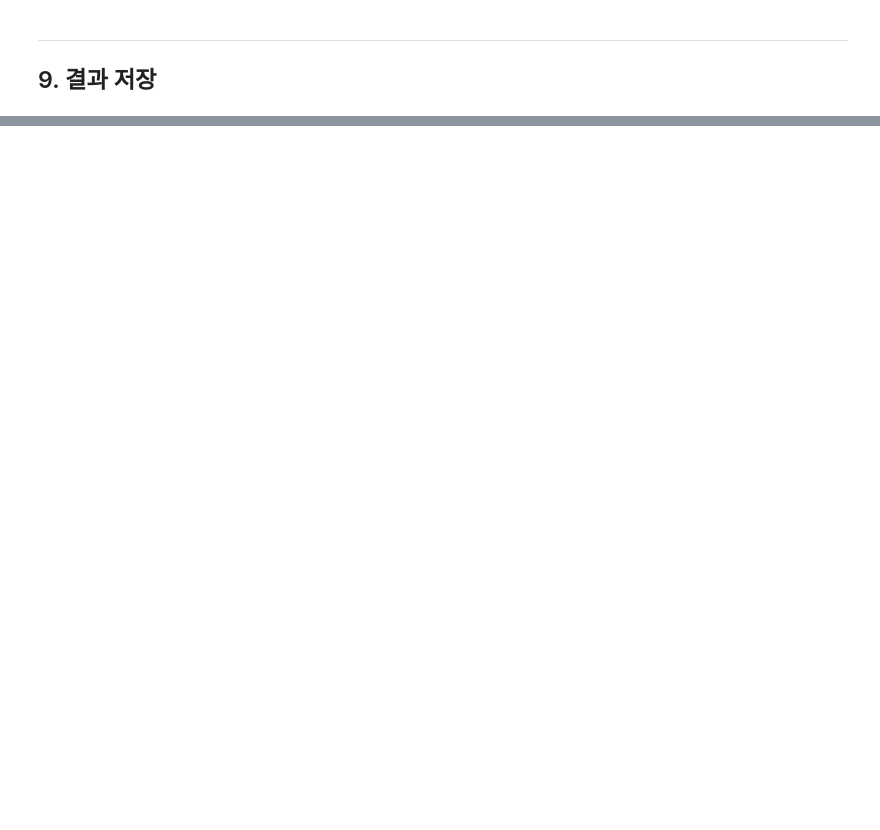
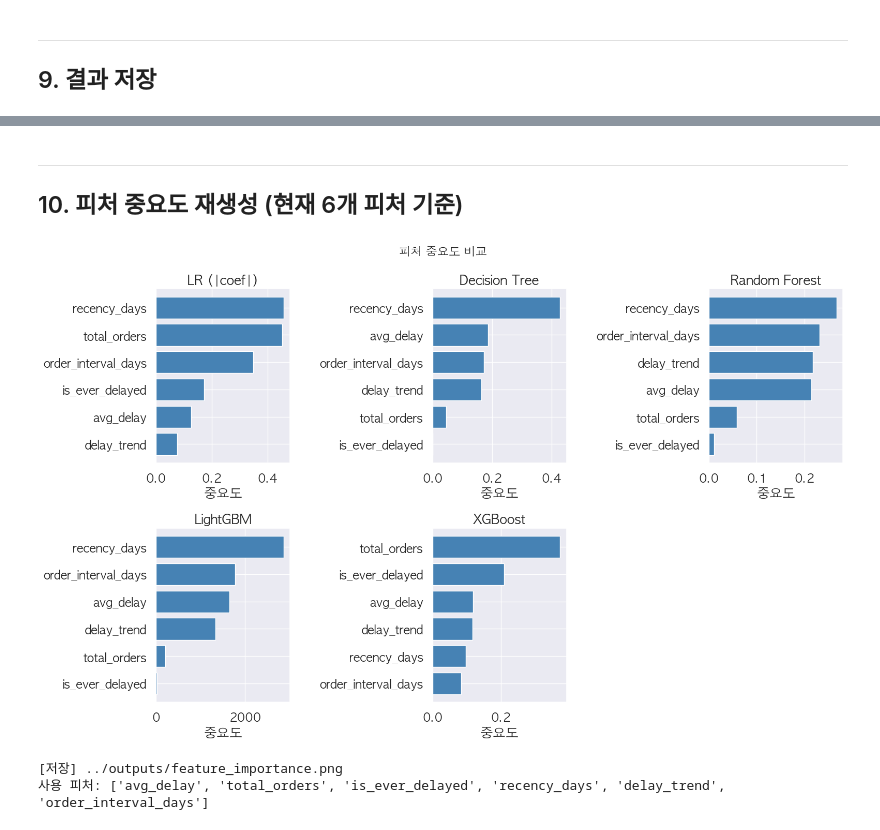
Before and after one commit to Jeongmxxjxx/olist-churn-project, a Jupyter notebook: notebooks/04_modeling.ipynb, the cells around one changed output, grey strips where cells are left out. Drawn from its saved outputs; the diff is of its cells as text; code cells hidden in the pictures; blank space fills up the shorter version.

```diff
--- a/notebooks/04_modeling.ipynb
+++ b/notebooks/04_modeling.ipynb
@@ -391,0 +421,32 @@ Soft Voting Ensemble        0.6268       0.0453   0.8283  0.9804         0.9691
+# %% [markdown]
+---
+## 10. 피처 중요도 재생성 (현재 6개 피처 기준)
+# %%
+importance_models = {
+    'LR (|coef|)'  : np.abs(lr_pipe.named_steps['lr'].coef_[0]),
+    'Decision Tree': dt_pipe.named_steps['dt'].feature_importances_,
+    'Random Forest': rf_pipe.named_steps['rf'].feature_importances_,
+    'LightGBM'     : lgb_pipe.named_steps['lgb'].feature_importances_,
+    'XGBoost'      : xgb_pipe.named_steps['xgb'].feature_importances_,
+}
+
+fig, axes = plt.subplots(2, 3, figsize=(16, 10))
+axes_flat = axes.flatten()
+
+for ax, (name, importances) in zip(axes_flat, importance_models.items()):
+    indices = np.argsort(importances)
+    ax.barh([feature_cols[i] for i in indices], importances[indices], color='steelblue')
+    ax.set_title(name)
+    ax.set_xlabel('중요도')
+
+axes_flat[-1].set_visible(False)
+fig.suptitle('피처 중요도 비교', fontsize=16, fontweight='bold')
+plt.tight_layout()
+plt.savefig('../outputs/feature_importance.png', dpi=150, bbox_inches='tight')
+plt.show()
+print('[저장] ../outputs/feature_importance.png')
+print(f'사용 피처: {feature_cols}')
+# %% [output]
+[figure, added]
+[저장] ../outputs/feature_importance.png
+사용 피처: ['avg_delay', 'total_orders', 'is_ever_delayed', 'recency_days', 'delay_trend', 'order_interval_days']
```
Also changed, not shown: parts of 15 cells of this notebook, 3 other files.
